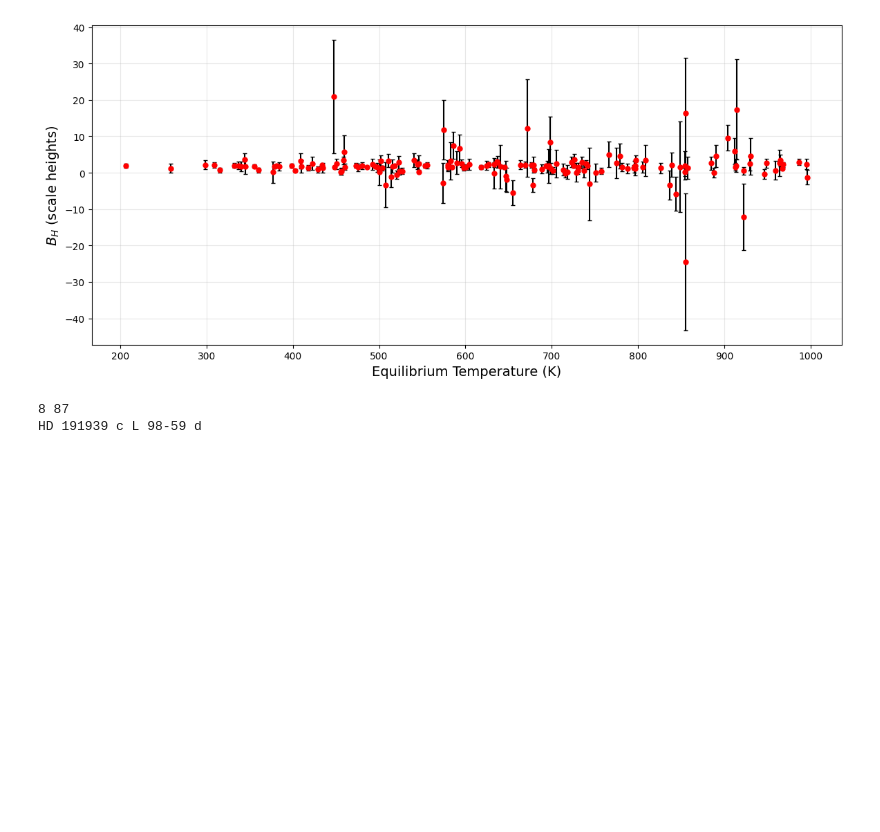
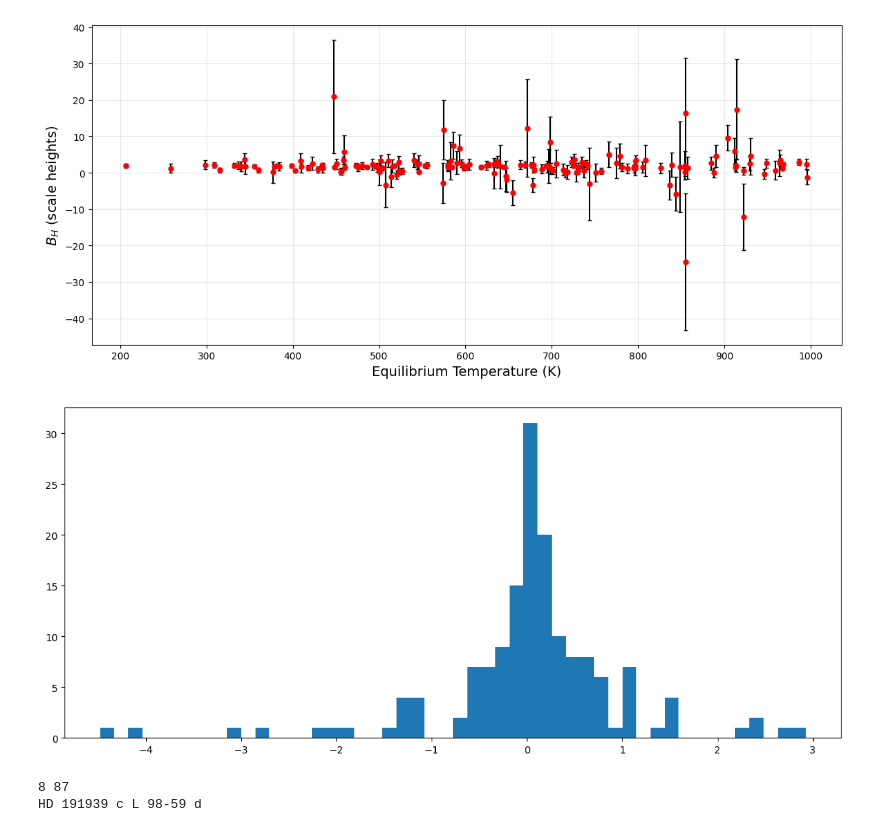
Before and after one commit to JackDavidMaher/Group-Studies---Exoplanets, a Jupyter notebook: Code/Miles_comparison_code.ipynb, the cells around one changed output. Saved outputs shown, nothing was run; the diff lists cells and outputs as text; code cells hidden in the pictures; blank space fills up the shorter version.

Commit message:
more stuff

```diff
--- a/Code/Miles_comparison_code.ipynb
+++ b/Code/Miles_comparison_code.ipynb
@@ -185,6 +185,45 @@ plt.show()
 1.8715274620290514
 -24.428005877900613
 [figure]
+# %%
+from scipy.interpolate import RegularGridInterpolator
+import matplotlib.pyplot as plt
+
+A_H_data = np.load("../Group 1 Full Loop Code/exoplanetAH_data.npy")
+Temps = np.unique( np.load("../Group 1 Full Loop Code/exoplanetTg_data.npy")[:,0])
+gravities = np.unique( np.load("../Group 1 Full Loop Code/exoplanetTg_data.npy")[:,1])
+interp = RegularGridInterpolator(
+        (Temps, gravities),
+        A_H_data,
+        method='linear',
+        bounds_error=False,
+        fill_value=None
+    )
+
+B_H_data =pd.read_csv(r"C:\Users\Miles\OneDrive\Documents\uni stuff\Year 3\Group studies\Group-Studies---Exoplanets\Code\Data\results_2026_02_20__16_44.csv", comment='#')
+A_H_data = pd.read_csv(r"C:\Users\Miles\OneDrive\Documents\uni stuff\Year 3\Group studies\Group-Studies---Exoplanets\Group 1 Full Loop Code\165 planets data\pandexo csv files\results20260212_163633.csv", comment='#')
+Planet_data= pd.read_csv('Data/planets.csv', comment='#')
+planet_names = B_H_data.iloc[:, 0].values  # convert to numpy array
+T_eq = B_H_data.iloc[:, 1].values
+
+# Use .isin() to match multiple planet names, then reindex to match the order in B_H_data
+g_lookup = Planet_data.set_index('pl_name')['g_planet_cgs']
+g = np.array([g_lookup[name] for name in planet_names]) * 0.01
+
+# Stack into (N, 2) array of [T_eq, g] pairs for the interpolator
+points = np.column_stack((T_eq, g))
+fudge_factors = interp(points)
+#print(fudge_factors)
+a= np.array(B_H_data.iloc[:,5])- np.array(A_H_data.iloc[:,5])/fudge_factors
+mask = np.abs(a)<6
+a= a[mask]
+#print(np.argmax(a))
+#print(planet_names[75],B_H_data.iloc[75,5] , A_H_data.iloc[75,5], fudge_factors[75], A_H_data.iloc[75,5]/ fudge_factors[75])
+plt.figure(figsize= (14,6))
+plt.hist(a, bins= 50)
+plt.show()
+# %% [output]
+[figure, added]
 # %%
 results_from_data = pd.read_csv(r'C:\Users\Miles\OneDrive\Documents\uni stuff\Year 3\Group studies\Group-Studies---Exoplanets\Group 1 Full Loop Code\165 planets data\pandexo csv files\results20260205_175059.csv')
 Actual_values = pd.read_csv(r'C:\Users\Miles\OneDrive\Documents\uni stuff\Year 3\Group studies\Group-Studies---Exoplanets\Code\159_planets_all_columns_with_AH.csv')
```
Also changed, not shown: 2 other files.
